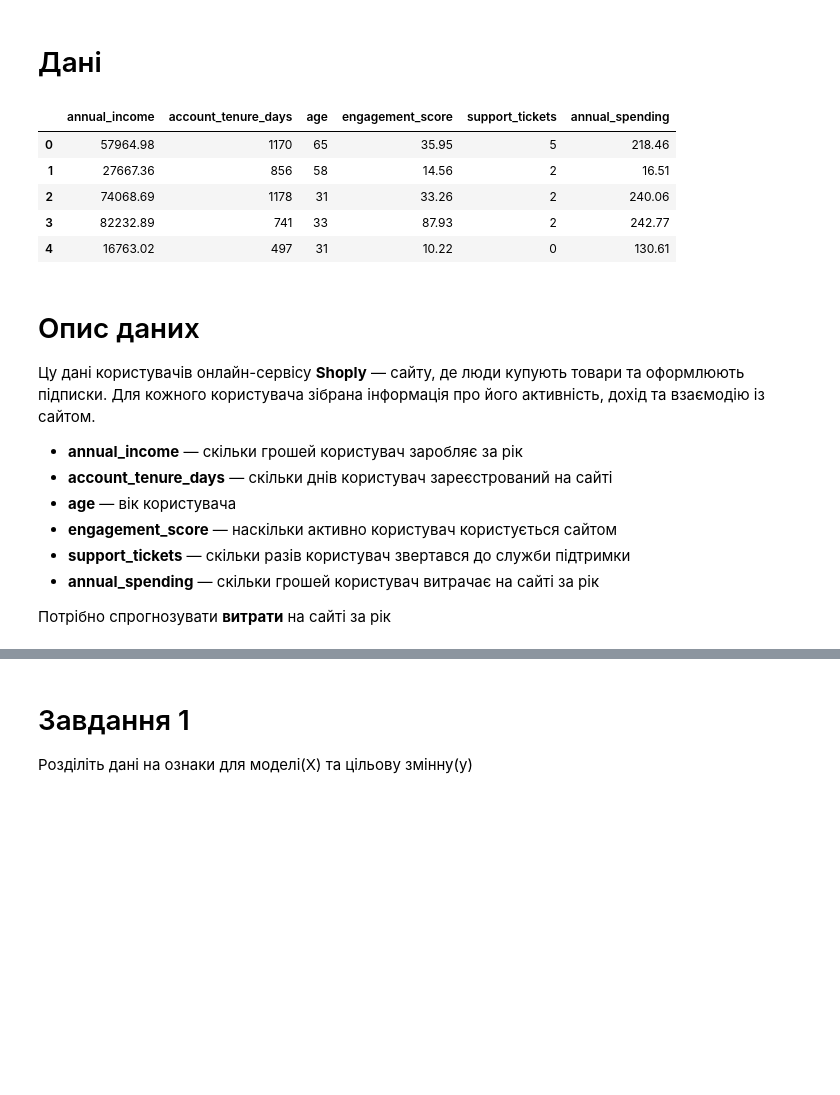
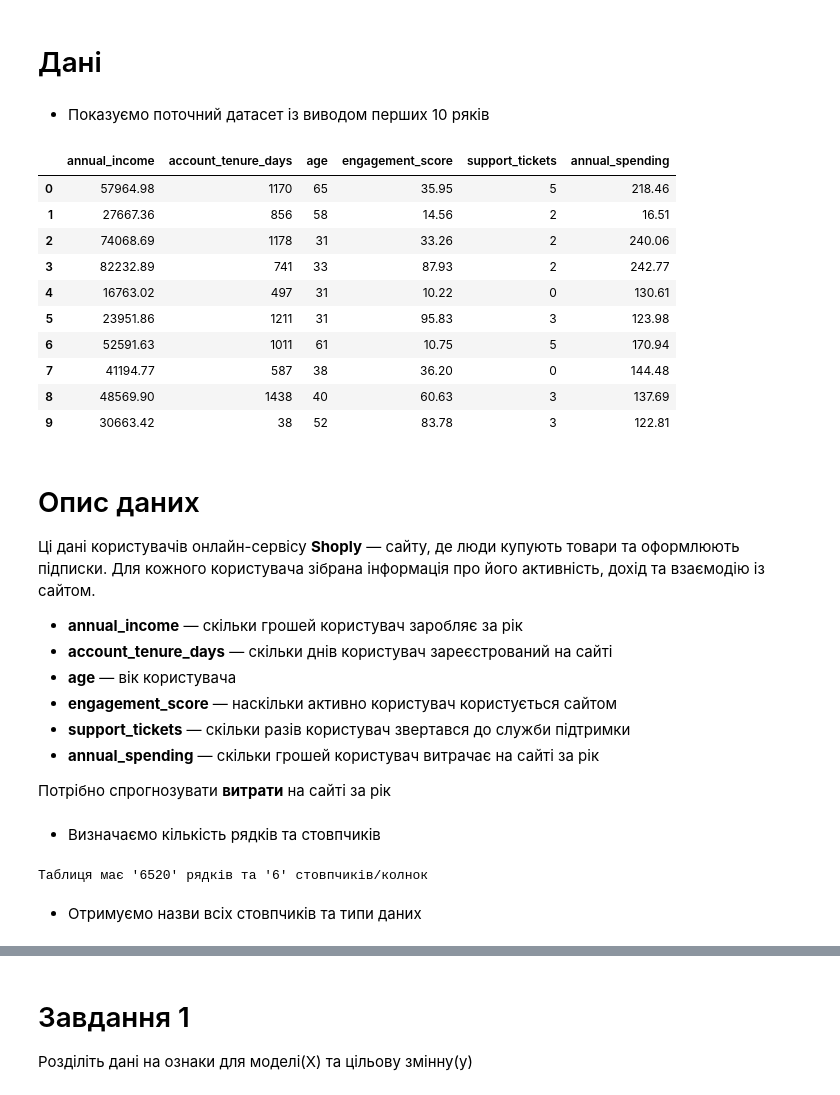
Before and after one commit to ValeriiSlynko/IT-STEP-Practice, a Jupyter notebook: Practice_Pandas/HmWrk_Pd(metrics_MAE_MSE_R2).ipynb, the cells around one changed output, grey strips where cells are left out. Drawn from its saved outputs; the diff is of its cells as text; code cells hidden in the pictures; blank space fills up the shorter version.

```diff
--- a/Practice_Pandas/HmWrk_Pd(metrics_MAE_MSE_R2).ipynb
+++ b/Practice_Pandas/HmWrk_Pd(metrics_MAE_MSE_R2).ipynb
@@ -6,19 +6,26 @@
 import pandas as pd
 # %%
 df = pd.read_csv("https://raw.githubusercontent.com/HalyshAnton/ITStep-AI/refs/heads/superwised_learning/data/customer_spending.csv")
+# %% [markdown]
+* Показуємо поточний датасет із виводом перших 10 ряків
 # %%
-df.head()
+df.head(10)
 # %% [output]
 |  | annual_income | account_tenure_days | age | engagement_score | support_tickets | annual_spending |
 | 0 | 57964.98 | 1170 | 65 | 35.95 | 5 | 218.46 |
 | 1 | 27667.36 | 856 | 58 | 14.56 | 2 | 16.51 |
 | 2 | 74068.69 | 1178 | 31 | 33.26 | 2 | 240.06 |
 | 3 | 82232.89 | 741 | 33 | 87.93 | 2 | 242.77 |
 | 4 | 16763.02 | 497 | 31 | 10.22 | 0 | 130.61 |
+| 5 | 23951.86 | 1211 | 31 | 95.83 | 3 | 123.98 |
+| 6 | 52591.63 | 1011 | 61 | 10.75 | 5 | 170.94 |
+| 7 | 41194.77 | 587 | 38 | 36.20 | 0 | 144.48 |
+| 8 | 48569.90 | 1438 | 40 | 60.63 | 3 | 137.69 |
+| 9 | 30663.42 | 38 | 52 | 83.78 | 3 | 122.81 |
 # %% [markdown]
 # Опис даних
 
-Цу дані користувачів онлайн-сервісу **Shoply** — сайту, де люди купують товари та оформлюють підписки. Для кожного користувача зібрана інформація про його активність, дохід та взаємодію із сайтом.
+Ці дані користувачів онлайн-сервісу **Shoply** — сайту, де люди купують товари та оформлюють підписки. Для кожного користувача зібрана інформація про його активність, дохід та взаємодію із сайтом.
 
 * **annual_income** — скільки грошей користувач заробляє за рік
 * **account_tenure_days** — скільки днів користувач зареєстрований на сайті
@@ -29,3 +36,12 @@ df.head()
 
 
 Потрібно спрогнозувати **витрати** на сайті за рік
+# %% [markdown]
+* Визначаємо кількість рядків та стовпчиків
+# %%
+rows, columns = df.shape
+print(f"Таблиця має '{rows}' рядків та '{columns}' стовпчиків/колнок")
+# %% [output]
+Таблиця має '6520' рядків та '6' стовпчиків/колнок
+# %% [markdown]
+* Отримуємо назви всіх стовпчиків та типи даних
```
Also changed, not shown: parts of 8 cells of this notebook.
